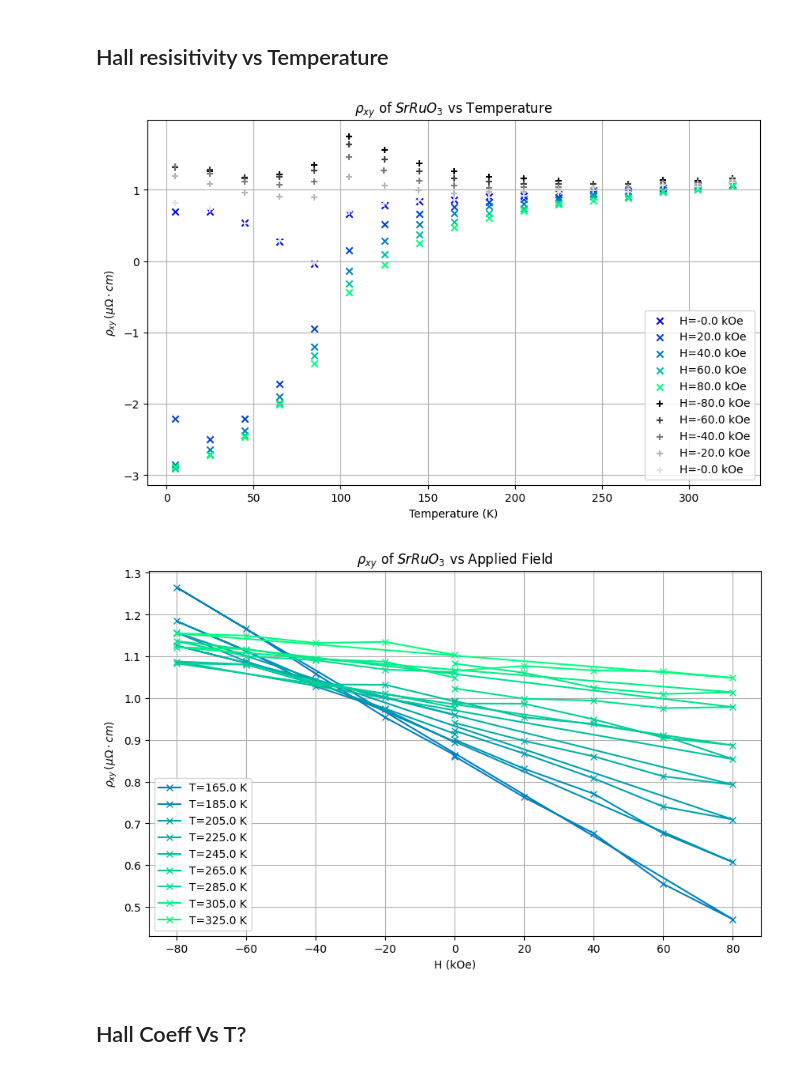
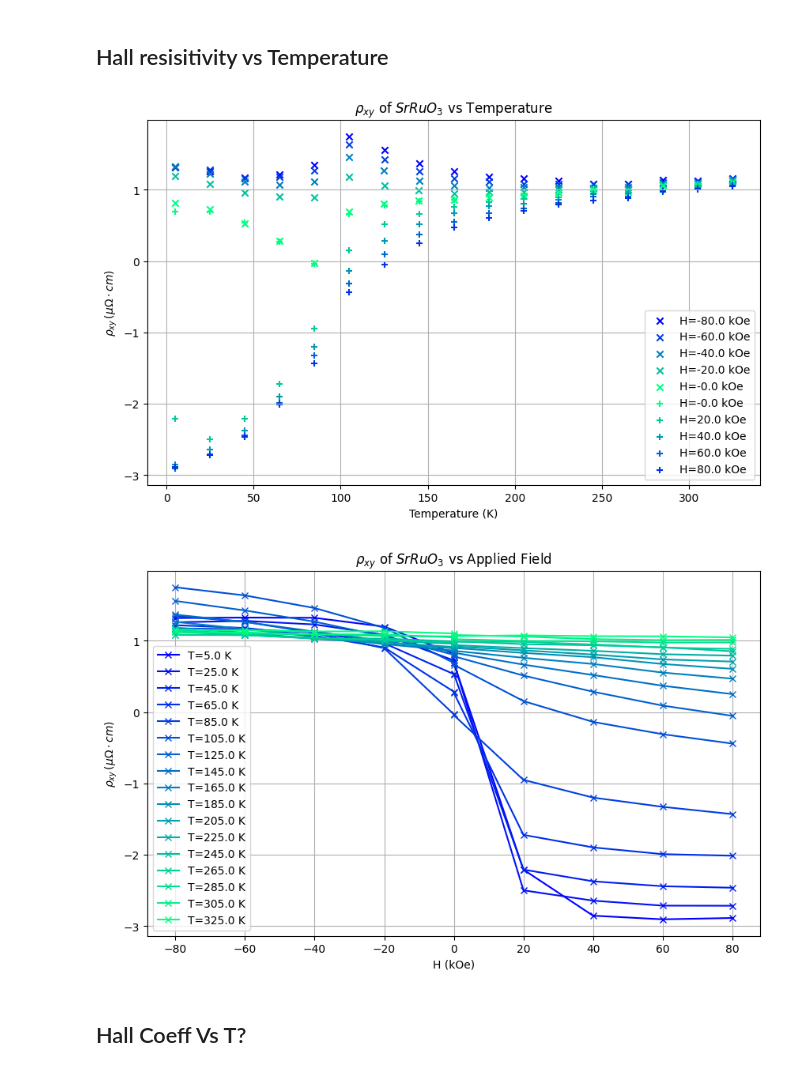
Before and after one commit to hc3413/Electronic_properties_of_thin_films, a Jupyter notebook: Analysis.ipynb, the cells around one changed output. Cells and saved outputs as stored; diff of their text form; code cells hidden in the pictures.

```diff
--- a/Analysis.ipynb
+++ b/Analysis.ipynb
@@ -10,14 +10,17 @@ from import_dep import *
 import functions
 
 # Define the path to the output directory where data is saved
-path_out =  ('/Users/horatiocox/Desktop/RUG Postdoc/Experiments/Electrical/VDP_JT029_SrRuO3')
+path_out =  ('/Users/horatiocox/Desktop/RUG Postdoc/Experiments/Electrical/VDP_JT029_SrRuO3/Output/')
 # Define the path to the directories containing the experimental data
 directory_1 = Path('/Users/horatiocox/Desktop/Electronic_properties_of_thin_films/Data/')
+
+plot_data = False
 # %% [markdown]
 ## Import Measurement Data
 # %%
-data_np, data_df = functions.import_ppms_data(directory_1.joinpath('JT029_SrRuO3_171024_Combined_fullrange.txt'))
-print('np shape:', data_np.shape)
-print(data_df.head())
+data_import_np, data_import_df = functions.import_ppms_data(directory_1.joinpath('JT029_SrRuO3_171024_Combined_fullrange.txt'))
+print('np shape:', data_import_np.shape)
+print(data_import_df.head())
+# Note that field has been converted to Tesla
 # %% [output]
 np shape: (850, 5, 6)
@@ -181,14 +205,17 @@ markers = markers = ['+','.','*', ',', 'o', 'v', '^', '<', '>', '1', '2', '3', '
 
 for t_count, t in enumerate(ctf[1], start=0):
     # Add a plot of magnetoresistance vs field strength for each loop of temperature (excluding last field point which is repeat of B=0)
-    ax.scatter(ctf[2][:-1], mag_res[t_count,:-1,2], marker='*', color=c_val[t_count], label = f'T={t} K')
+    ax.scatter(ctf[2][:-1]*10, mag_res[t_count,:-1,2], marker='*', color=c_val[t_count], label = f'T={t} K')
     #plot repeat point of B=0 with an x marker to show the difference between two B=0 points
-    ax.scatter(ctf[2][-1], mag_res[t_count,-1,2], marker='x', color=c_val[t_count])
+    ax.scatter(ctf[2][-1]*10, mag_res[t_count,-1,2], marker='x', color=c_val[t_count])
 
 
-ax.set_xlabel('H (Oe)')
+ax.set_xlabel('H (kOe)')
 ax.set_ylabel(r'Magnetoresistance (%)')
 ax.set_title(r'$100 \cdot \frac{\rho_{B} - \rho_{0}}{\rho_{0}}$ vs Temperature')
 ax.legend()
 plt.show()
+
+if plot_data == True:
+    fig4.savefig(Path(path_out).joinpath('magnetoresistance_vs_field.png'), dpi=300, bbox_inches='tight')
 # %% [output]
@@ -337,14 +377,14 @@ average R-squared_B = 0.9990706486644216
 ## Hall resisitivity vs Temperature
 # %%
 # Create a figure and axis
-fig7 = plt.figure(figsize=(10, 6))
-ax = fig7.add_subplot(111)  # Create a single subplot
+fig8 = plt.figure(figsize=(10, 6))
+ax = fig8.add_subplot(111)  # Create a single subplot
 
 #c_val = plt.cm.jet(np.linspace(0,1,num_field_points))
 # Generating one set of colors for increasing positive field and one set for decreasing negative field
 # higher field is brighter color in both cases
 cmap1 = plt.get_cmap('winter')(np.linspace(0, 1, int(ctf[5] / 2)))
-cmap2 = plt.get_cmap('Greys_r')(np.linspace(0, 0.8, int(ctf[5] / 2)))
+cmap2 = plt.get_cmap('winter_r')(np.linspace(0, 0.8, int(ctf[5] / 2)))
 c_val = np.vstack((cmap1, cmap2))
 
 # Create separate marker arrays for positive and negative fields stiched together
@@ -353,7 +393,7 @@ markers = ['x'] * int(ctf[5] / 2) + ['+'] * int(ctf[5] / 2)
 
 for k in range(ctf[5]):
     # Plot rho_film vs Temp
-    ax.scatter(hall_data[k::ctf[5],0], hall_data[k::ctf[5],6]*1e8 , marker=markers[k], color=c_val[k], label = f'H={np.round(hall_data[k,1]/1000,decimals=0)} kOe')
+    ax.scatter(hall_data[k::ctf[5],0], hall_data[k::ctf[5],6]*1e8 , marker=markers[k], color=c_val[k], label = f'H={np.round(hall_data[k,1]*10,decimals=0)} kOe')
 
 # Set labels and title
 ax.set_xlabel('Temperature (K)')
@@ -371,51 +411,52 @@ ax.legend()
 # Show the plot
 plt.show()
 
-#fig3.savefig(Path(path_out).joinpath('resistivity_vs_temperature.png'))
+if plot_data == True:
+    fig8.savefig(Path(path_out).joinpath('rho_xy_vs_T.png'), dpi=300, bbox_inches='tight')
 # %% [output]
-[figure, old version]
+[figure, new version]
 # %%
 #ctf = [current_unique, temp_unique, field_unique, current_no, temp_no, field_no]
 
 # Create a figure and axis
-fig8 = plt.figure(figsize=(10, 6))
-ax = fig8.add_subplot(111)  # Create a single subplot
+fig9 = plt.figure(figsize=(10, 6))
+ax = fig9.add_subplot(111)  # Create a single subplot
 
 #c_val = plt.cm.jet(np.linspace(0,1,num_field_points))
 # Generating one set of colors for increasing positive field and one set for decreasing negative field
 # higher field is brighter color in both cases
 c_val = plt.get_cmap('winter')(np.linspace(0, 1, ctf[4]))
 
 
 # Create separate marker arrays for positive and negative fields stiched together
 markers = ['x'] * ctf[4]
 
 
 for t_count, t in enumerate(ctf[1], start=0):
-    if t > 150:
+    if t > 1:
         index = t_count * ctf[5]
         # Plot rho_film vs Temp
-        ax.plot(hall_data[index:index+ctf[5],1]/1000, hall_data[index:index+ctf[5],6]*1e8, marker=markers[t_count], color=c_val[t_count], label = f'T={np.round(t,decimals=0)} K')
-
+        ax.plot(hall_data[index:index+ctf[5],1]*10, hall_data[index:index+ctf[5],6]*1e8, marker=markers[t_count], color=c_val[t_count], label = f'T={np.round(t,decimals=0)} K')
 # Set labels and title
 ax.set_xlabel('H (kOe)')
 ax.set_ylabel(r'$\rho_{xy}\,(\mu \Omega \cdot cm)$')
 ax.set_title(r'$\rho_{xy}$ of $SrRuO_3$ vs Applied Field')
 # ax.set_xlim(0,100)
 # ax.set_ylim(1425,1525)
 
 # Add a grid
 ax.grid(True)
 
 # Add a legend
 ax.legend()
 
 # Show the plot
 plt.show()
 
-#fig3.savefig(Path(path_out).joinpath('resistivity_vs_temperature.png'))
+if plot_data == True:
+    fig9.savefig(Path(path_out).joinpath('rho_xy_vs_field.png'), dpi=300, bbox_inches='tight')
 # %% [output]
-[figure, old version]
+[figure, new version]
 # %% [markdown]
 ## Hall Coeff Vs T?
 # %%
```
Also changed, not shown: parts of 20 cells of this notebook, 2 other files.
